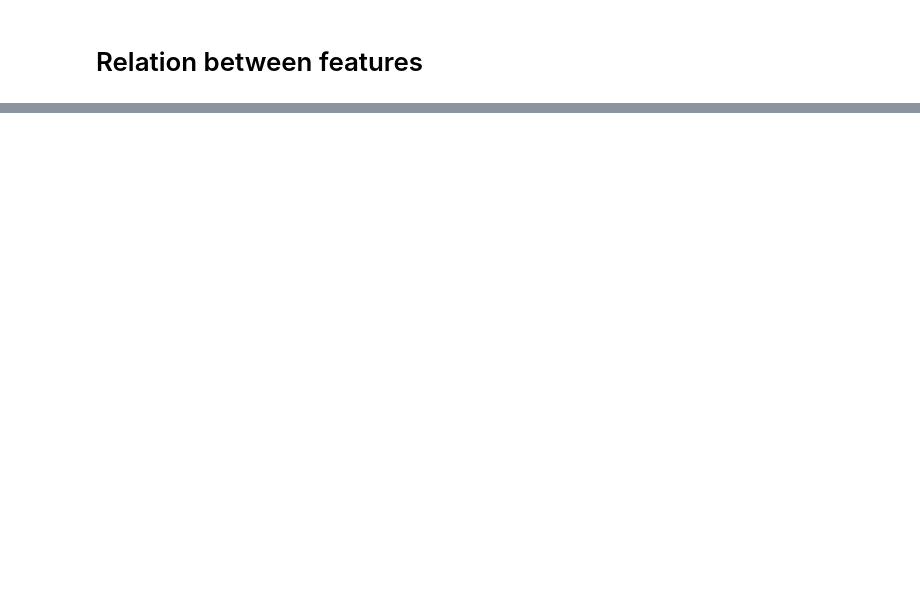
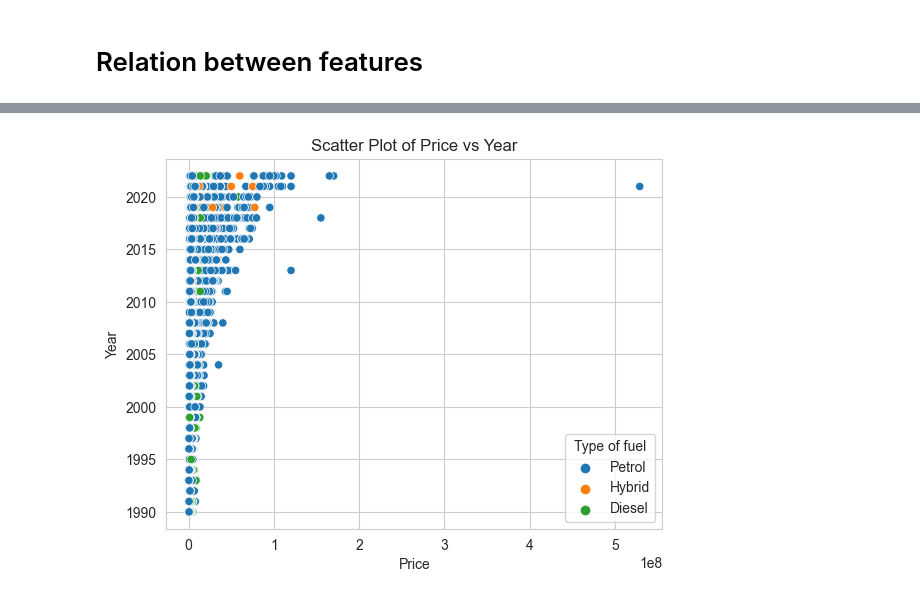
Before and after one commit to RadimCech/LSM1_projekt, a Jupyter notebook: script.ipynb, the cells around one changed output, grey strips where cells are left out. Drawn from its saved outputs; the diff is of its cells as text; code cells hidden in the pictures; blank space fills up the shorter version.

```diff
--- a/script.ipynb
+++ b/script.ipynb
@@ -217,0 +247,9 @@ plt.show()
+# %%
+sns.scatterplot(x=df['price'], y=df['year'], hue=df['fuel'])
+plt.xlabel('Price')
+plt.ylabel('Year')
+plt.title('Scatter Plot of Price vs Year')
+plt.legend(title='Type of fuel')
+plt.show()
+# %% [output]
+[figure, added]
```
Also changed, not shown: parts of 7 cells of this notebook.
